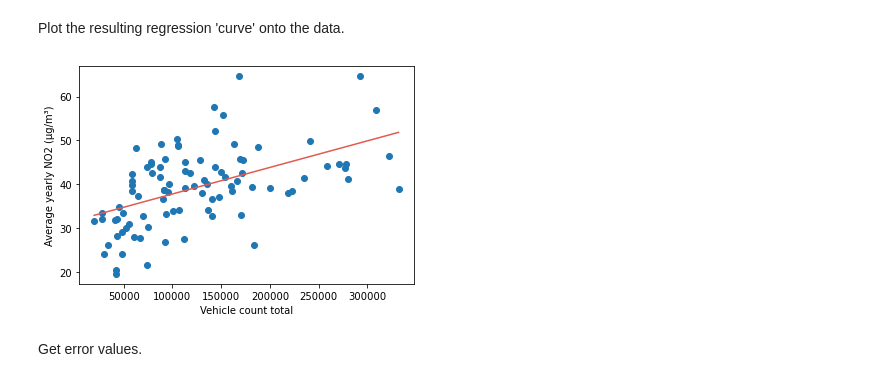
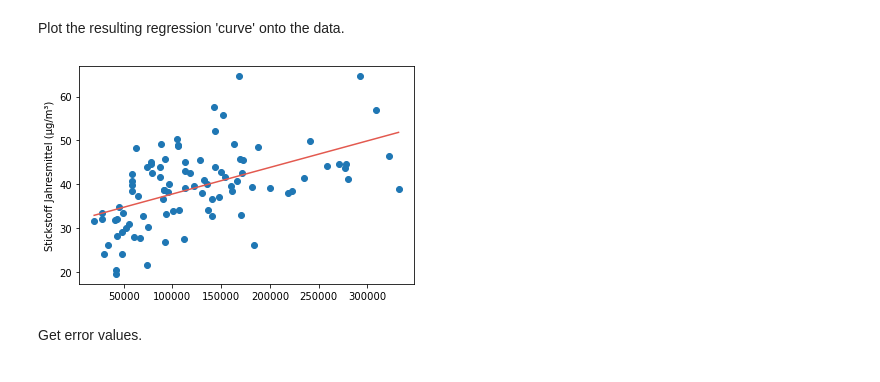
Before and after one commit to RaumschiffGS/Data-Science-Project, a Jupyter notebook: Kraftfahrzeugbestand/merge_analysis.ipynb, the cells around one changed output. Saved outputs shown, nothing was run; the diff lists cells and outputs as text; code cells hidden in the pictures.

Commit message:
Finalized Report
added figures and tex file for final report

needed: subfig plugin

```diff
--- a/Kraftfahrzeugbestand/merge_analysis.ipynb
+++ b/Kraftfahrzeugbestand/merge_analysis.ipynb
@@ -308,14 +314,14 @@ Plot the resulting regression 'curve' onto the data.
 # %%
 plt.scatter(train_x, train_y)
 
 vals = np.arange(min(train_x),max(train_x)).reshape(-1,1)
+
+
+plt.ylabel("Stickstoff Jahresmittel (µg/m³)")
 plt.plot(vals, regr.predict(vals), color=(227/255, 89/255, 79/255))
-
-plt.xlabel("Vehicle count total")
-plt.ylabel("Average yearly NO2 (µg/m³)")
-plt.show()
+plt.savefig("linear_regression_1.png")
 # %% [output]
-[figure, old version]
+[figure, new version]
 # %% [markdown]
 Get error values.
 # %%
```
Also changed, not shown: parts of 12 cells of this notebook, 15 other files.
